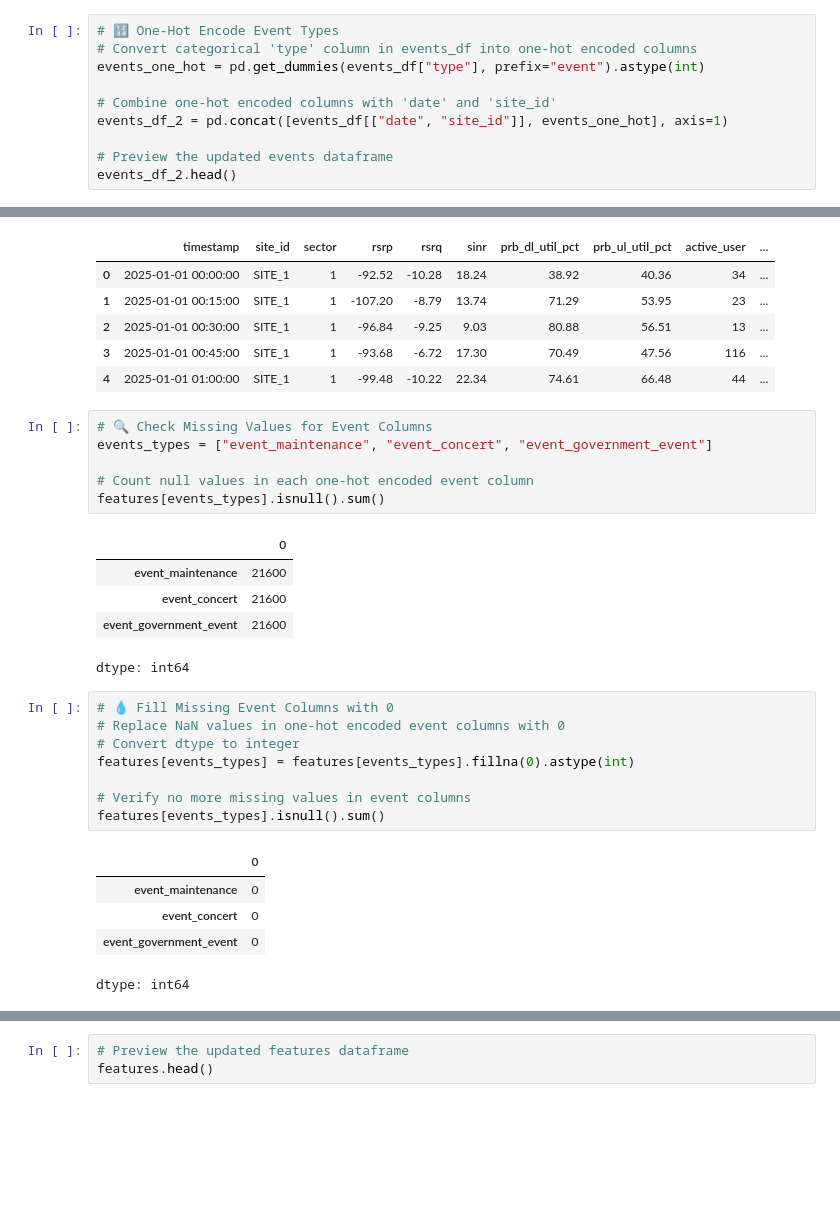
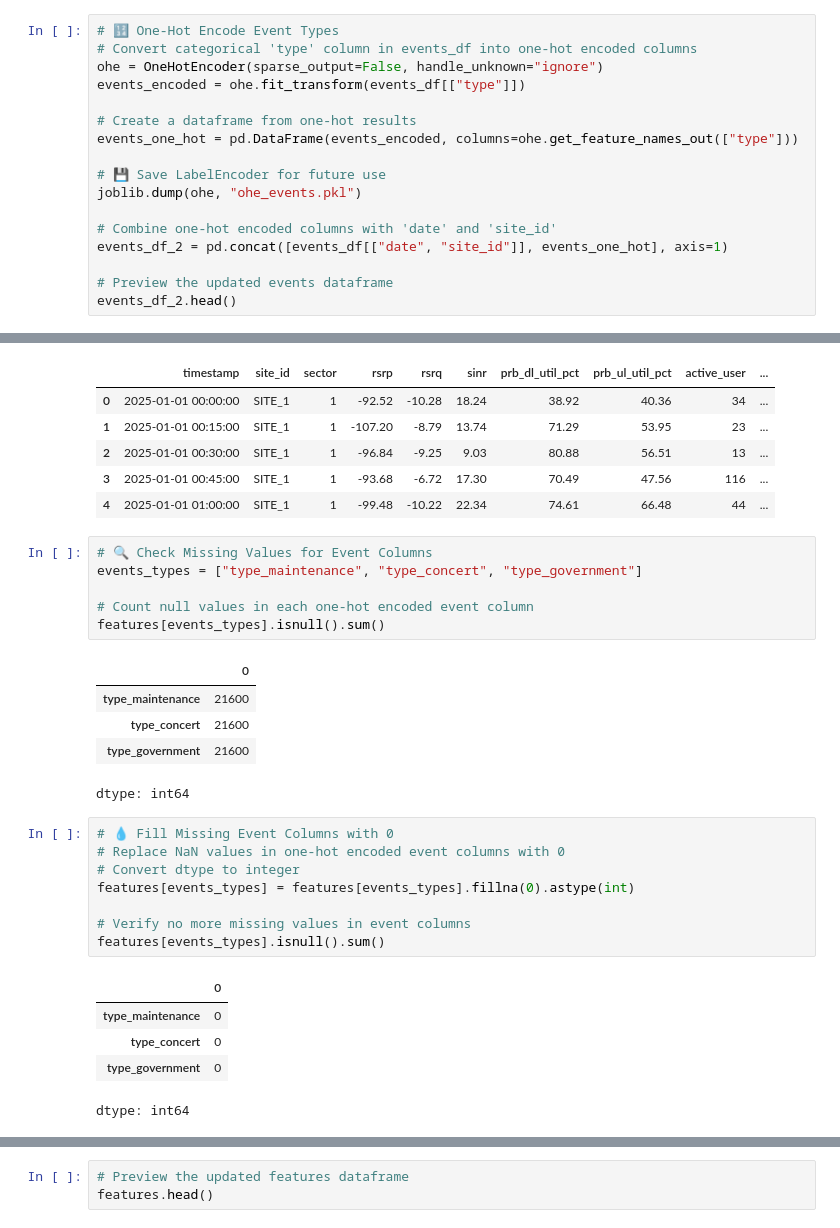
Before and after one commit to cerdasbersamadamelia/VIP-Complaint-Prediction, a Jupyter notebook: app.ipynb, the cells around one changed output, grey strips where cells are left out. Saved outputs shown, nothing was run; the diff lists cells and outputs as text; blank space fills up the shorter version.

```diff
--- a/app.ipynb
+++ b/app.ipynb
@@ -552,7 +558,14 @@ features.head()
 # %%
 # 🔢 One-Hot Encode Event Types
 # Convert categorical 'type' column in events_df into one-hot encoded columns
-events_one_hot = pd.get_dummies(events_df["type"], prefix="event").astype(int)
+ohe = OneHotEncoder(sparse_output=False, handle_unknown="ignore")
+events_encoded = ohe.fit_transform(events_df[["type"]])
+
+# Create a dataframe from one-hot results
+events_one_hot = pd.DataFrame(events_encoded, columns=ohe.get_feature_names_out(["type"]))
+
+# 💾 Save LabelEncoder for future use
+joblib.dump(ohe, "ohe_events.pkl")
 
 # Combine one-hot encoded columns with 'date' and 'site_id'
 events_df_2 = pd.concat([events_df[["date", "site_id"]], events_one_hot], axis=1)
@@ -596,15 +609,15 @@ features.head()
 | 4 | 2025-01-01 01:00:00 | SITE_1 | 1 | -99.48 | -10.22 | 22.34 | 74.61 | 66.48 | 44 | ... |
 # %%
 # 🔍 Check Missing Values for Event Columns
-events_types = ["event_maintenance", "event_concert", "event_government_event"]
+events_types = ["type_maintenance", "type_concert", "type_government"]
 
 # Count null values in each one-hot encoded event column
 features[events_types].isnull().sum()
 # %% [output]
 |  | 0 |
-| event_maintenance | 21600 |
-| event_concert | 21600 |
-| event_government_event | 21600 |
+| type_maintenance | 21600 |
+| type_concert | 21600 |
+| type_government | 21600 |
 dtype: int64
 # %%
 # 💧 Fill Missing Event Columns with 0
@@ -616,9 +629,9 @@ features[events_types] = features[events_types].fillna(0).astype(int)
 features[events_types].isnull().sum()
 # %% [output]
 |  | 0 |
-| event_maintenance | 0 |
-| event_concert | 0 |
-| event_government_event | 0 |
+| type_maintenance | 0 |
+| type_concert | 0 |
+| type_government | 0 |
 dtype: int64
 # %%
 # 📊 Inspect Merged Features DataFrame
```
Also changed, not shown: parts of 20 cells of this notebook.
